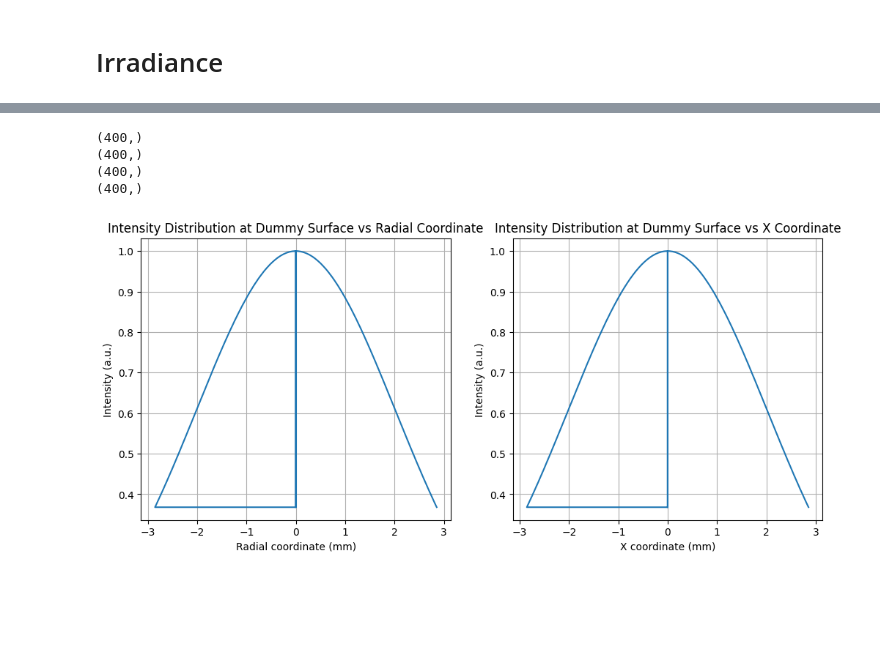
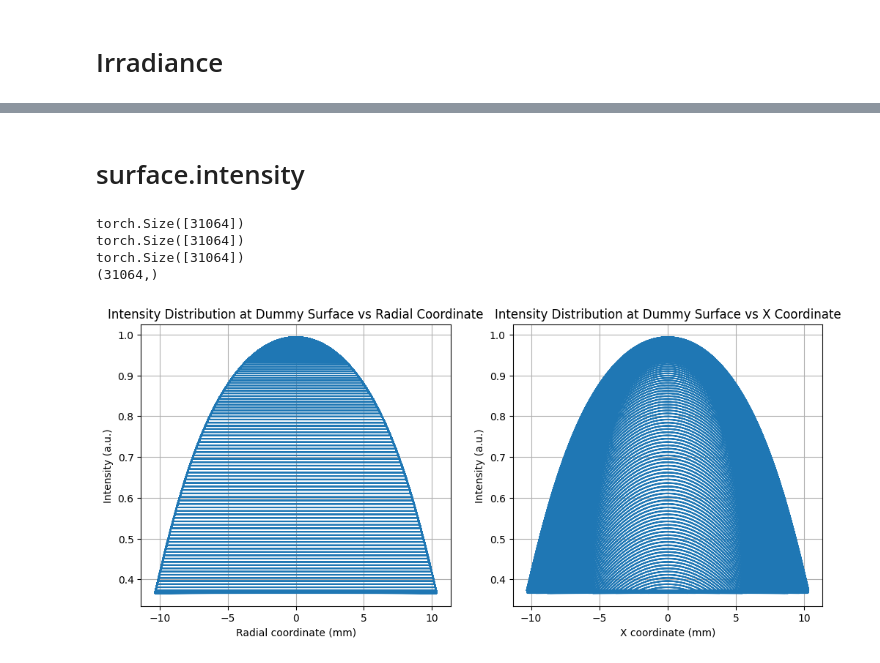
Before and after one commit to Xiong-Ziyi/Master-Thesis, a Jupyter notebook: Optiland_Based/FSO_Project/Optiland_Emiiter_Branch.ipynb, the cells around one changed output, grey strips where cells are left out. Drawn from its saved outputs; the diff is of its cells as text; code cells hidden in the pictures; blank space fills up the shorter version.

```diff
--- a/Optiland_Based/FSO_Project/Optiland_Emiiter_Branch.ipynb
+++ b/Optiland_Based/FSO_Project/Optiland_Emiiter_Branch.ipynb
@@ -40,18 +51,18 @@ index1 = float(H_LAF3B.n(wavelength = wavelength[0]))
 # %%
 source = GaussianBeam(
     wavelength=float(wavelength[0]),
-    omega_0=omega_0,
+    omega_0=float(omega_0[0]),
 )
 
 beam_size = source.beam_radius(z=30) # in millimeters at z = 30 mm
 
-semi_dia = np.ceil(beam_size)
+semi_dia = be.ceil(beam_size)
 
 # Glass: CDGM H-LAF3B
 collimator = CartesianOvalCollimator(
     z_0=30, # in millimeters
-    n = index1, # refractive index of the collimator material
-    r_max=semi_dia, # in millimeters
+    n = index1_float, # refractive index of the collimator material
+    r_max=float(semi_dia), # in millimeters
 )
 
 approx_ea = collimator.paraxial_fit()
@@ -101,9 +112,11 @@ emitter.set_aperture(aperture_type="objectNA", value=np.sin(source.div_angle)) #
 emitter.set_field_type(field_type = "angle") # "object_height"; "paraxial_image_height"; "real_image_height"; "angle"
 emitter.add_field(y=0)
 
-emitter.add_wavelength(value=wavelength[0], is_primary=True)
+emitter.add_wavelength(value=float(wavelength[0]), is_primary=True)
 
-gaussian_apo = GaussianApodization(sigma=1/np.sqrt(2)) # I = exp(-(Px^2 + Py^2) / (2 * self.sigma^2)) => sigma = 1/sqrt(2G) where apodization factor G = 1 in this case
+sigma_apo = 1/np.sqrt(2) # apodization factor G = 1. I = exp(-(Px^2 + Py^2) / (2 * self.sigma^2)) => sigma = 1/sqrt(2G) where apodization factor G = 1 in this case
+
+gaussian_apo = GaussianApodization(sigma=sigma_apo)
 emitter.set_apodization(gaussian_apo)
 
 # Set Lens Data
@@ -132,24 +145,25 @@ emitter.add_surface(index=0, radius=np.inf, thickness=collimator.z_0, comment="P
 emitter.add_surface(index=1, radius=np.inf, thickness=0, comment="Dummy surface", aperture=detector_aperture1)
 
 # Collimator surface
-emitter.add_surface(index=2, thickness=4, is_stop=True, radius=approx_ea.vertex_r, conic=approx_ea.k, material=H_LAF3B, comment="Collimator surface", aperture=radial_aperture1)
+emitter.add_surface(index=2, thickness=4, is_stop=True, radius=approx_ea.vertex_r, conic=approx_ea.k, material=H_LAF3B_ideal, comment="Collimator surface", aperture=radial_aperture1)
 
 ### Calculate beam shaper parameters
 beam_shaper = BeamShaper(omega=beam_size,
                          r_max=beam_size,
                          R_max=10,
                          d=20,
-                         n=index1,
+                         n=float(index1),
                          type="Galilean",
-                         approx=True
+                         approx=True,
 )
+pprint(beam_shaper.result)
 ###
 
 # Beam shaper surface 1
-emitter.add_surface(index=3, radius=beam_shaper.r_c1, thickness=20, conic=beam_shaper.k_1, comment="Beam shaper surface 1", aperture=radial_aperture1)
+emitter.add_surface(index=3, radius=float(beam_shaper.r_c1), thickness=20, conic=float(beam_shaper.k_1), comment="Beam shaper surface 1", aperture=radial_aperture1)
 
 # Beam shaper surface 2
-emitter.add_surface(index=4, radius=beam_shaper.r_c2, thickness=7, conic=beam_shaper.k_2, material=H_LAF3B, comment="Beam shaper surface 2", aperture=radial_aperture2)
+emitter.add_surface(index=4, radius=float(beam_shaper.r_c2), thickness=7, conic=float(beam_shaper.k_2), material=H_LAF3B_ideal, comment="Beam shaper surface 2", aperture=radial_aperture2)
 
 emitter.add_surface(index=5, radius=np.inf, thickness=50, comment="Beam shaper exit", aperture = radial_aperture2)
 
@@ -173,0 +193,4 @@ emitter.info()
+# %%
+distribution = GaussianDistribution(sigma=sigma_apo)
+distribution.generate_points(num_points=50)
+distribution.view()
@@ -179,5 +206,5 @@ emitter.draw(num_rays=10, distribution="cross") # "line_x", "line_y", "positive_
 # %%
-rays = emitter.trace(Hx=0, Hy=0, wavelength=wavelength[0], num_rays=200, distribution="cross")
+rays = emitter.trace(Hx=0, Hy=0, wavelength=float(wavelength[0]), num_rays=200, distribution=distribution)
 # %% [markdown]
 # Irradiance
 # %%
@@ -185,39 +272,44 @@ src_irr = IncoherentIrradiance(emitter, num_rays = 10000, detector_surface = 1,
+# %% [markdown]
+# surface.intensity
 # %%
-dummy_surf = emitter.surface_group.surfaces[1]
-intensity = dummy_surf.intensity
+Image_surf = emitter.surface_group.surfaces[-1]
+intensity = rays.i
 
 print(intensity.shape)
 print(rays.i.shape)
-print(dummy_surf.x.shape)
+print(Image_surf.x.shape)
 
-x = dummy_surf.x
-y = dummy_surf.y
+x = Image_surf.x
+x = x.detach().cpu().numpy()
+y = Image_surf.y
+y = y.detach().cpu().numpy()
+intensity = intensity.detach().cpu().numpy()
 r = x**2 + y**2
 r = np.sign(x) * np.sqrt(r)
 
 print(r.shape)
 
 fig, (ax1, ax2) = plt.subplots(1, 2, figsize=(12, 5))
 
 ax1.plot(r, intensity)
 ax1.set_xlabel("Radial coordinate (mm)")
 ax1.set_ylabel("Intensity (a.u.)")
 ax1.set_title("Intensity Distribution at Dummy Surface vs Radial Coordinate")
 ax1.grid()
 
 ax2.plot(x, intensity)
 ax2.set_xlabel("X coordinate (mm)")
 ax2.set_ylabel("Intensity (a.u.)")
 ax2.set_title("Intensity Distribution at Dummy Surface vs X Coordinate")
 ax2.grid()
 
 plt.show()
 # %% [output]
-(400,)
-(400,)
-(400,)
-(400,)
+torch.Size([31064])
+torch.Size([31064])
+torch.Size([31064])
+(31064,)
-[figure, old version]
+[figure, new version]
 # %%
 fig, (ax1, ax2) = plt.subplots(1, 2, figsize=(12, 5))
 
```
Also changed, not shown: parts of 13 cells of this notebook, 11 other files.
